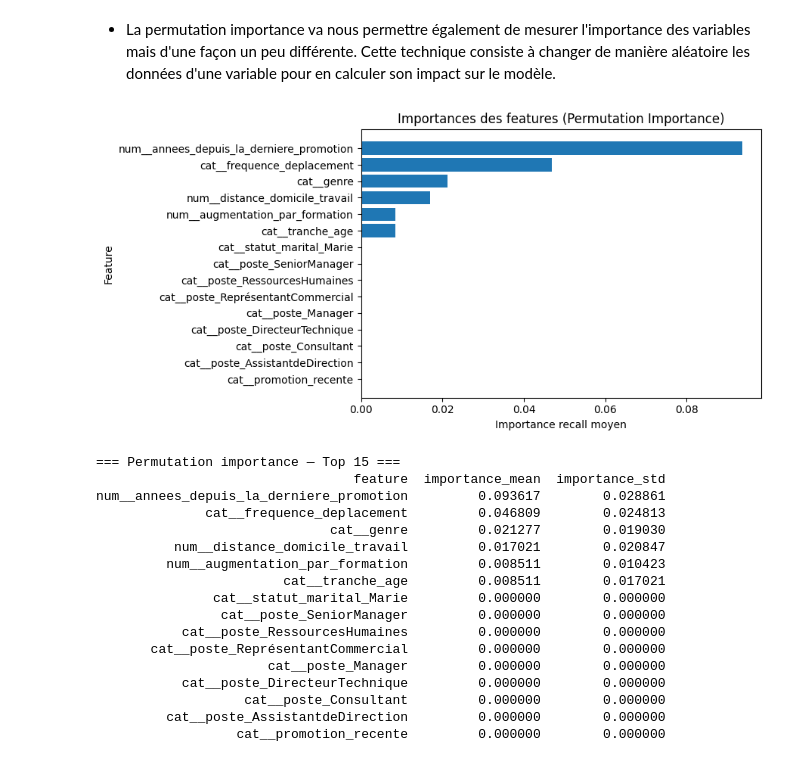
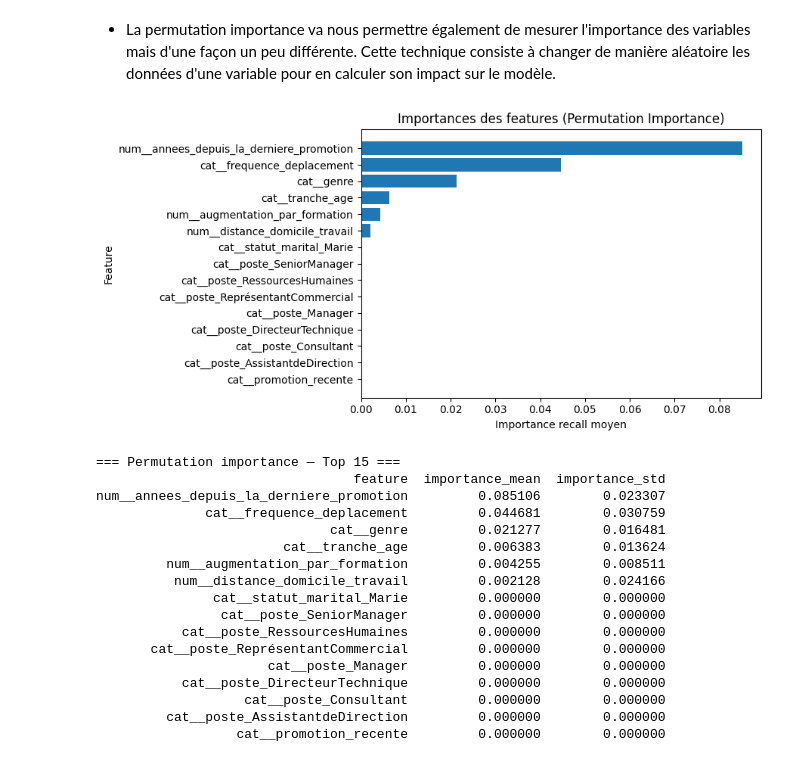
Before and after one commit to SCFlorian/Classifiez_automatiquement_des_informations, a Jupyter notebook: notebooks/notebook_5_optimisation_interpretation.ipynb, the cells around one changed output. Drawn from its saved outputs; the diff is of its cells as text; code cells hidden in the pictures.

```diff
--- a/notebooks/notebook_5_optimisation_interpretation.ipynb
+++ b/notebooks/notebook_5_optimisation_interpretation.ipynb
@@ -361,45 +365,46 @@ perm = permutation_importance(
     X=X_test,
     y=y_test,
     scoring='recall',
+    n_repeats=10,
     random_state=42,
     n_jobs=-1
 )
 # Création d'un DataFrame des importances
 feature_names = best_model.named_steps['preprocessor'].get_feature_names_out()
 perm_df = (
     pd.DataFrame({
         'feature': feature_names,
         'importance_mean': perm.importances_mean,
         'importance_std': perm.importances_std
     })
     .sort_values('importance_mean', ascending=False)
 )
 # Top 15 pour lisibilité
 topk = 15
 top_df = perm_df.head(topk).iloc[::-1]
 
 # Graphique
 plt.figure(figsize=(9, 4.5))
 plt.barh(top_df['feature'], top_df['importance_mean'])
 plt.title("Importances des features (Permutation Importance)")
 plt.xlabel("Importance recall moyen")
 plt.ylabel("Feature")
 plt.tight_layout()
 plt.show()
 
 # Afficher le tableau Top 15
 print("\n=== Permutation importance — Top 15 ===")
 print(top_df.iloc[::-1].to_string(index=False))
 # %% [output]
-[figure, old version]
+[figure, new version]
 === Permutation importance — Top 15 ===
                                  feature  importance_mean  importance_std
-num__annees_depuis_la_derniere_promotion         0.093617        0.028861
-              cat__frequence_deplacement         0.046809        0.024813
-                              cat__genre         0.021277        0.019030
-          num__distance_domicile_travail         0.017021        0.020847
-         num__augmentation_par_formation         0.008511        0.010423
-                        cat__tranche_age         0.008511        0.017021
+num__annees_depuis_la_derniere_promotion         0.085106        0.023307
+              cat__frequence_deplacement         0.044681        0.030759
+                              cat__genre         0.021277        0.016481
+                        cat__tranche_age         0.006383        0.013624
+         num__augmentation_par_formation         0.004255        0.008511
+          num__distance_domicile_travail         0.002128        0.024166
                cat__statut_marital_Marie         0.000000        0.000000
                 cat__poste_SeniorManager         0.000000        0.000000
            cat__poste_RessourcesHumaines         0.000000        0.000000
```
Also changed, not shown: parts of 22 cells of this notebook.
